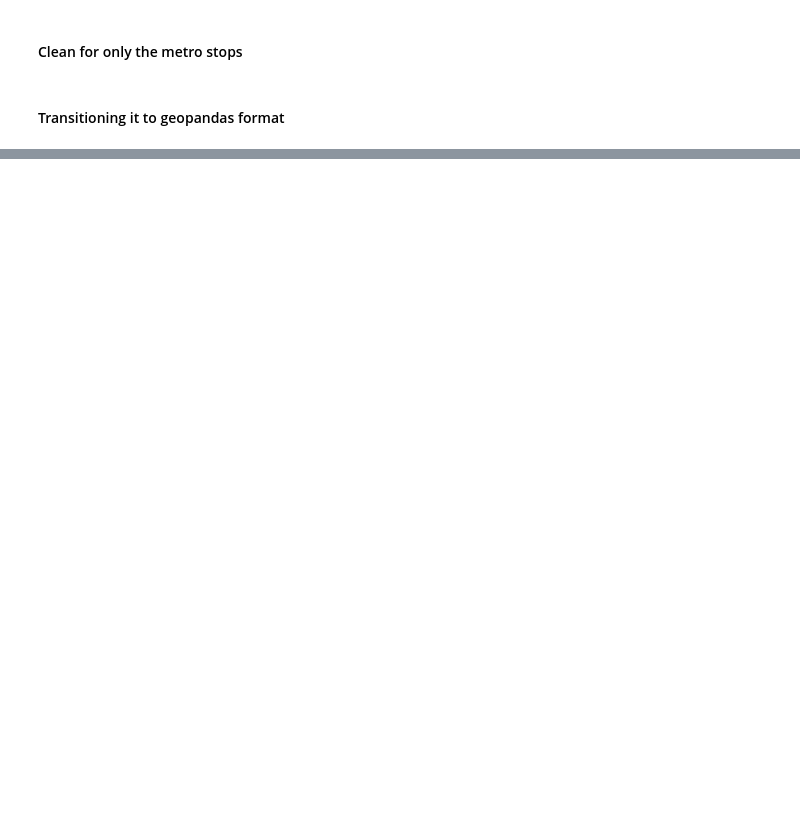
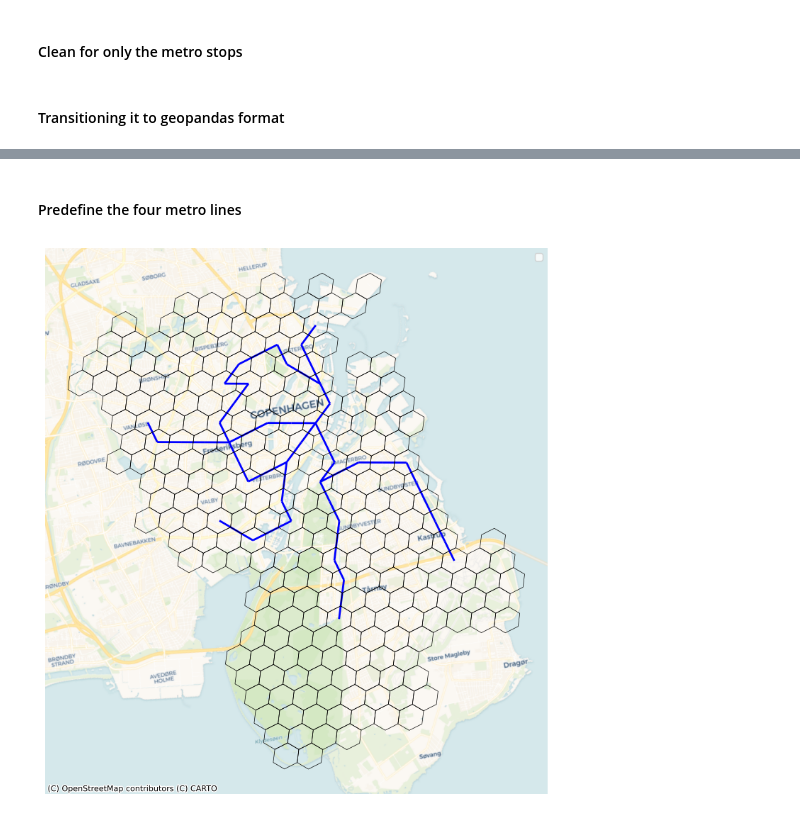
Before and after one commit to jevgbur/Genetic-algorithms-metro-optimization, a Jupyter notebook: basic_genetic/GA_overlapped_map.ipynb, the cells around one changed output, grey strips where cells are left out. Saved outputs shown, nothing was run; the diff lists cells and outputs as text; code cells hidden in the pictures; blank space fills up the shorter version.

```diff
--- a/basic_genetic/GA_overlapped_map.ipynb
+++ b/basic_genetic/GA_overlapped_map.ipynb
@@ -617,0 +676,48 @@ gdf_stops_3857 = gdf_stops.to_crs(grid.crs)
+# %% [markdown]
+#### Predefine the four metro lines
+# %%
+M1 = ["Vanløse St. (Metro)", "Flintholm St. (Metro)", "Lindevang St. (Metro)", "Fasanvej St. (Metro)", "Frederiksberg St. (Metro)", "Forum St. (Metro)", "Nørreport St. (Metro)", "Kongens Nytorv St. (Metro)", "Christianshavn St. (Metro)", "Islands Brygge St. (Metro)", "DR Byen St. (Metro)", "Sundby St. (Metro)", "Bella Center St. (Metro)", "Ørestad St. (Metro)", "Vestamager St. (Metro)"]
+M2 = ["Vanløse St. (Metro)", "Flintholm St. (Metro)", "Lindevang St. (Metro)", "Fasanvej St. (Metro)", "Frederiksberg St. (Metro)", "Forum St. (Metro)", "Nørreport St. (Metro)", "Kongens Nytorv St. (Metro)", "Christianshavn St. (Metro)", "Islands Brygge St. (Metro)", "Amagerbro St. (Metro)", "Lergravsparken St. (Metro)", "Øresund St. (Metro)", "Amager Strand St. (Metro)", "Femøren St. (Metro)", "Kastrup St. (Metro)", "Københavns Lufthavn St. (Metro)"]
+M3 = ["København H (Metro)", "Rådhuspladsen St. (Metro)", "Gammel Strand St. (Metro)", "Kongens Nytorv St. (Metro)", "Marmorkirken St. (Metro)", "Østerport St. (Metro)", "Trianglen St. (Metro)", "Poul Henningsens Plads St. (Metro)", "Vibenshus Runddel St. (Metro)", "Skjolds Plads St. (Metro)", "Nørrebro St. (Metro)", "Nørrebros Runddel St. (Metro)", "Nuuks Plads St. (Metro)", "Aksel Møllers Have St. (Metro)", "Frederiksberg St. (Metro)", "Frederiksberg Allé St. (Metro)", "Enghave Plads St. (Metro)", "København H (Metro)"]
+M4 = ["Orientkaj St. (Metro)", "Nordhavn St. (Metro)", "Østerport St. (Metro)", "Marmorkirken St. (Metro)", "Kongens Nytorv St. (Metro)", "Gammel Strand St. (Metro)", "Rådhuspladsen St. (Metro)", "København H (Metro)", "Havneholmen St. (Metro)", "Enghave Brygge St. (Metro)", "Sluseholmen St. (Metro)", "Mozarts Plads St. (Metro)", "København Syd St. (Metro)"]
+# %%
+# Create mapping from station name to cell_id
+name_to_cell_id = dict(zip(df_points['stop_name'], df_points['cell_id']))
+
+# Create cell_id versions of the metro lines
+M1_cell_ids = [name_to_cell_id[name] for name in M1]
+M2_cell_ids = [name_to_cell_id[name] for name in M2]
+M3_cell_ids = [name_to_cell_id[name] for name in M3]
+M4_cell_ids = [name_to_cell_id[name] for name in M4]
+# %%
+G_metro = nx.Graph()
+G_metro.add_nodes_from(df_points["cell_id"])
+G_metro.add_edges_from([(M1_cell_ids[i], M1_cell_ids[i+1]) for i in range(len(M1_cell_ids)-1)])
+G_metro.add_edges_from([(M2_cell_ids[i], M2_cell_ids[i+1]) for i in range(len(M2_cell_ids)-1)])
+G_metro.add_edges_from([(M3_cell_ids[i], M3_cell_ids[i+1]) for i in range(len(M3_cell_ids)-1)])
+G_metro.add_edges_from([(M4_cell_ids[i], M4_cell_ids[i+1]) for i in range(len(M4_cell_ids)-1)])
+# %%
+fig, ax = plt.subplots(figsize=(10, 10))
+
+G_metro_edges = list(G_metro.edges())
+edge_lines = []
+for edge in G_metro_edges:
+    cell_id_1, cell_id_2 = edge
+    point_1 = grid.loc[grid["cell_id"] == cell_id_1, "centroid"].iloc[0]
+    point_2 = grid.loc[grid["cell_id"] == cell_id_2, "centroid"].iloc[0]
+    edge_lines.append(LineString([point_1, point_2]))
+
+# build the visualisation from the G_metro and the grid
+edge_gdf = gpd.GeoDataFrame(geometry=edge_lines, crs=grid.crs)
+edge_gdf.plot(ax=ax, color="blue", linewidth=2)
+
+# plot all grid boundaries
+grid.boundary.plot(ax=ax, color="black", linewidth=0.5)
+
+cx.add_basemap(ax=ax, source=cx.providers.CartoDB.Voyager, crs=grid.crs)
+
+ax.set_axis_off()
+ax.legend()
+plt.show()
+# %% [output]
+[figure, added]
```
Also changed, not shown: parts of 9 cells of this notebook.
